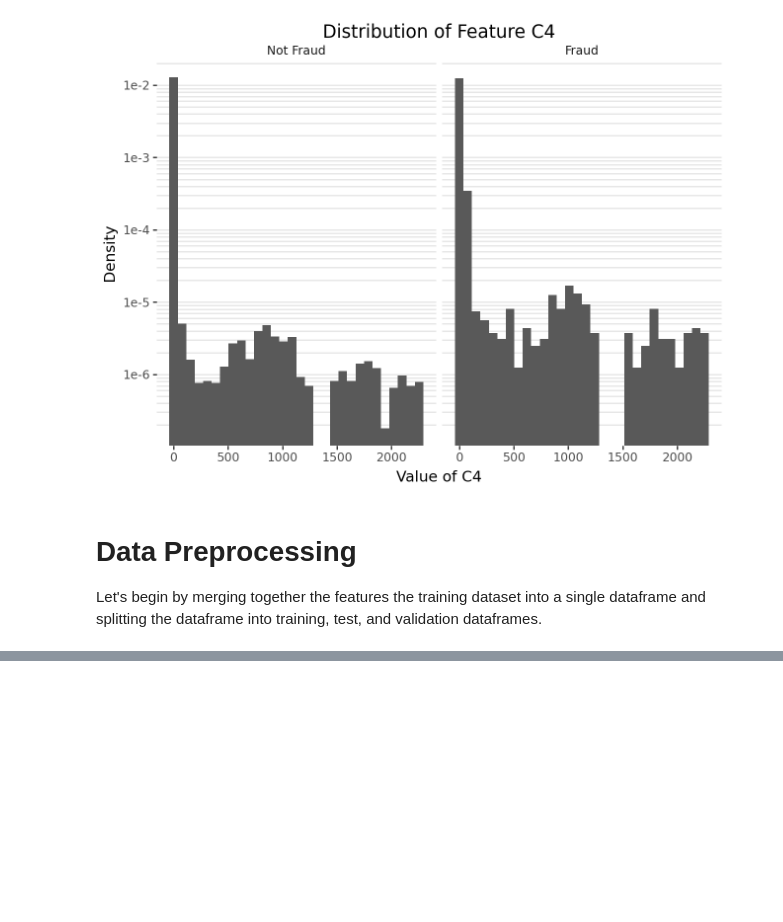
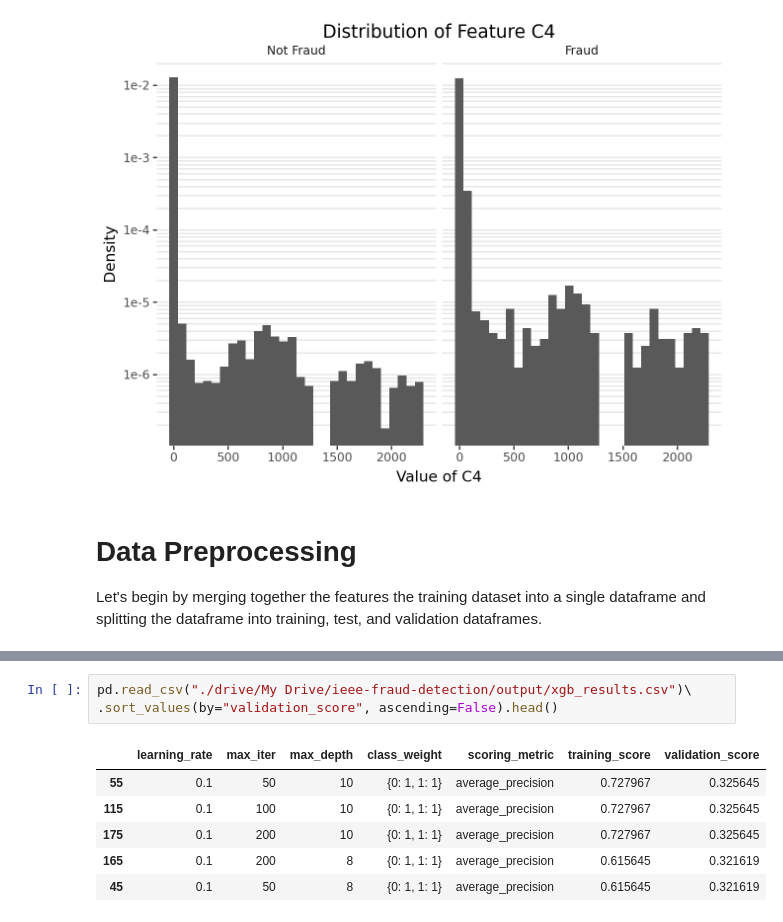
Before and after one commit to JonMcEntee/ieee-cis-fraud-detection, a Jupyter notebook: IEEE_CIS_Fraud_Detection.ipynb, the cells around one changed output, grey strips where cells are left out. Saved outputs shown, nothing was run; the diff lists cells and outputs as text; blank space fills up the shorter version.

```diff
--- a/IEEE_CIS_Fraud_Detection.ipynb
+++ b/IEEE_CIS_Fraud_Detection.ipynb
@@ -877,0 +1074,10 @@ run_grid_search(HistGradientBoostingClassifier, X_train, y_train, untested_combo
+# %%
+pd.read_csv("./drive/My Drive/ieee-fraud-detection/output/xgb_results.csv")\
+.sort_values(by="validation_score", ascending=False).head()
+# %% [output]
+|  | learning_rate | max_iter | max_depth | class_weight | scoring_metric | training_score | validation_score |
+| 55 | 0.1 | 50 | 10 | {0: 1, 1: 1} | average_precision | 0.727967 | 0.325645 |
+| 115 | 0.1 | 100 | 10 | {0: 1, 1: 1} | average_precision | 0.727967 | 0.325645 |
+| 175 | 0.1 | 200 | 10 | {0: 1, 1: 1} | average_precision | 0.727967 | 0.325645 |
+| 165 | 0.1 | 200 | 8 | {0: 1, 1: 1} | average_precision | 0.615645 | 0.321619 |
+| 45 | 0.1 | 50 | 8 | {0: 1, 1: 1} | average_precision | 0.615645 | 0.321619 |
```
Also changed, not shown: parts of 69 cells of this notebook.
